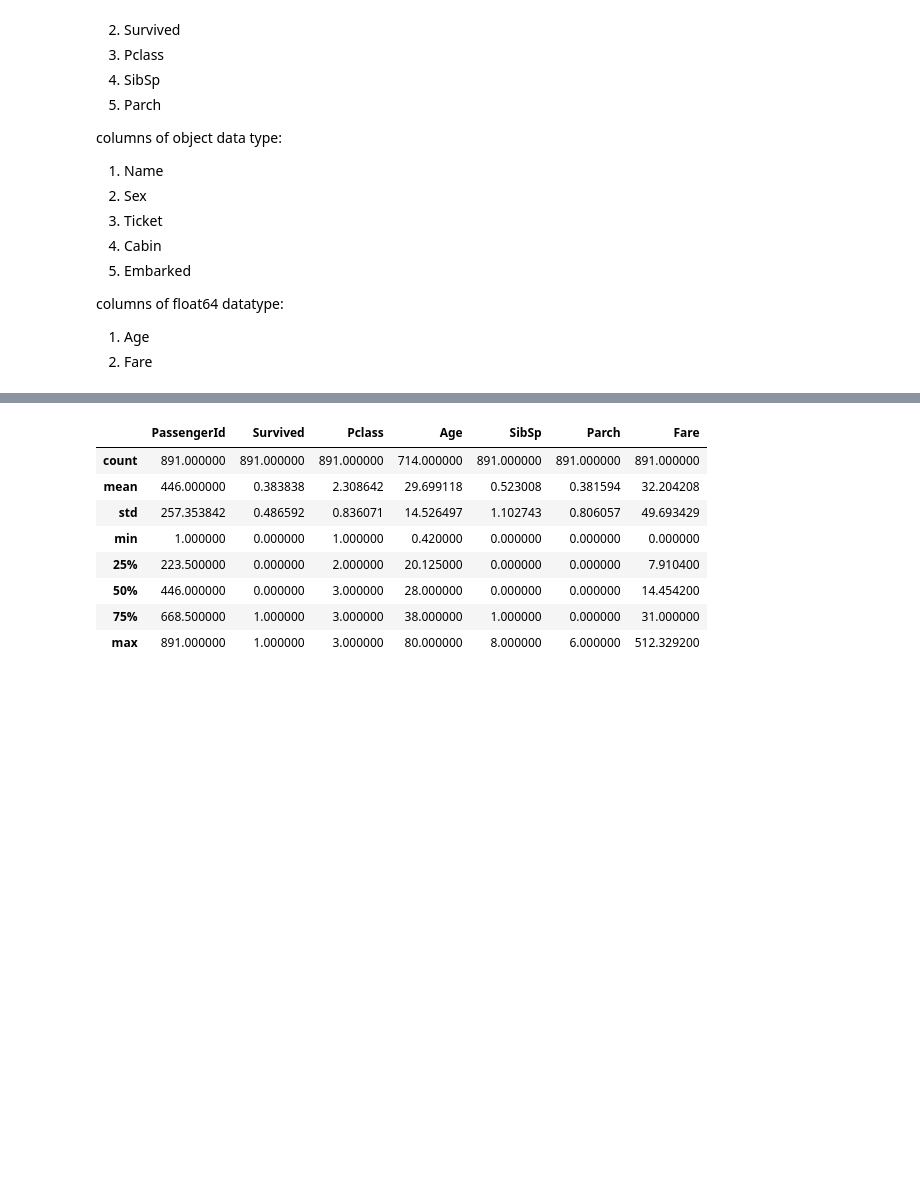
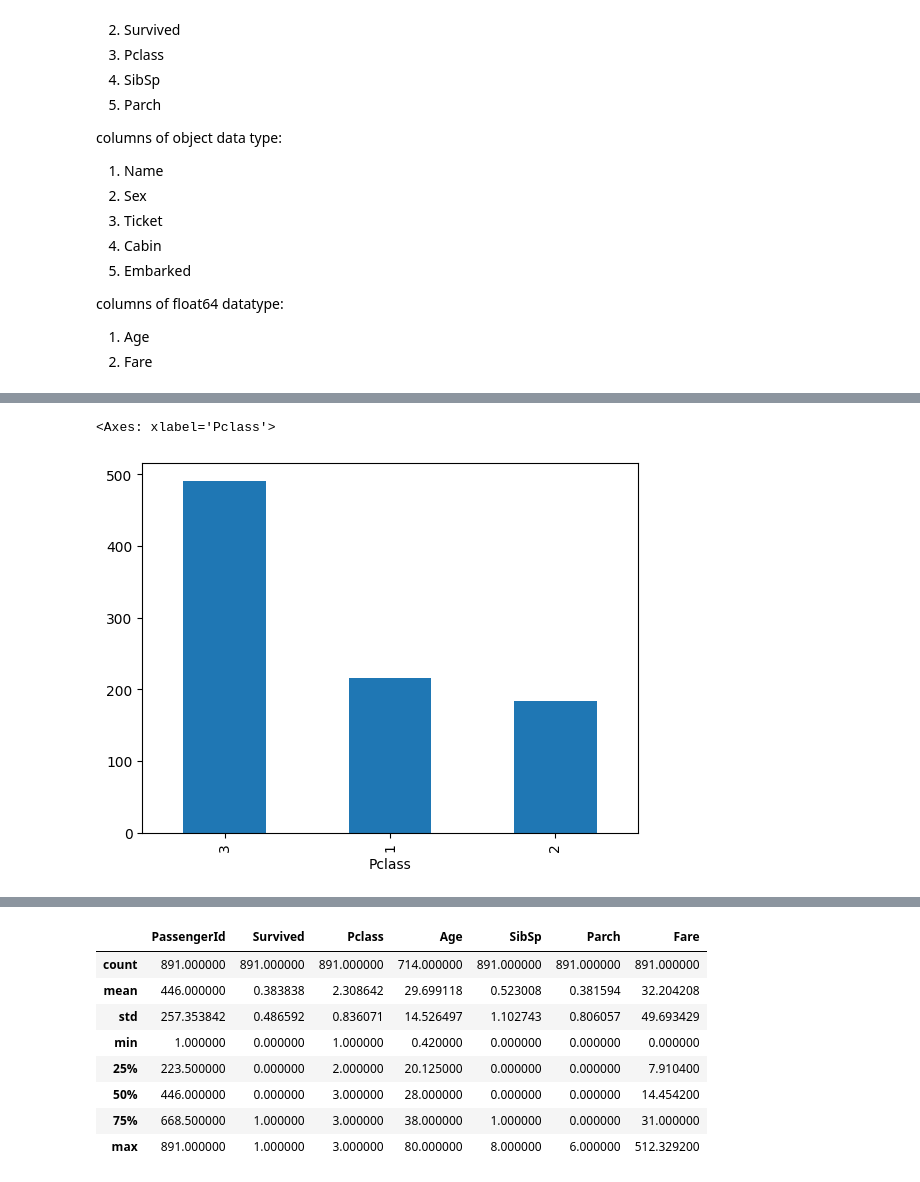
Before and after one commit to ganeshgaiy/ML-titanic-survival-prediction, a Jupyter notebook: titanic-survival.ipynb, the cells around one changed output, grey strips where cells are left out. Cells and saved outputs as stored; diff of their text form; code cells hidden in the pictures; blank space fills up the shorter version.

```diff
--- a/titanic-survival.ipynb
+++ b/titanic-survival.ipynb
@@ -113,0 +206,3 @@ columns of float64 datatype:
+# %%
+train_set_analysis = train_set.copy()
+train_set_analysis.describe()
@@ -113,0 +241,8 @@ columns of float64 datatype:
+# %%
+# prompt: how to create a bar graph?
+
+train_set_analysis["Pclass"].value_counts().plot(kind="bar")
+# cool thing, we can create a plot from pandas series.
+# %% [output]
+<Axes: xlabel='Pclass'>
+[figure, added]
```
Also changed, not shown: parts of 25 cells of this notebook.
